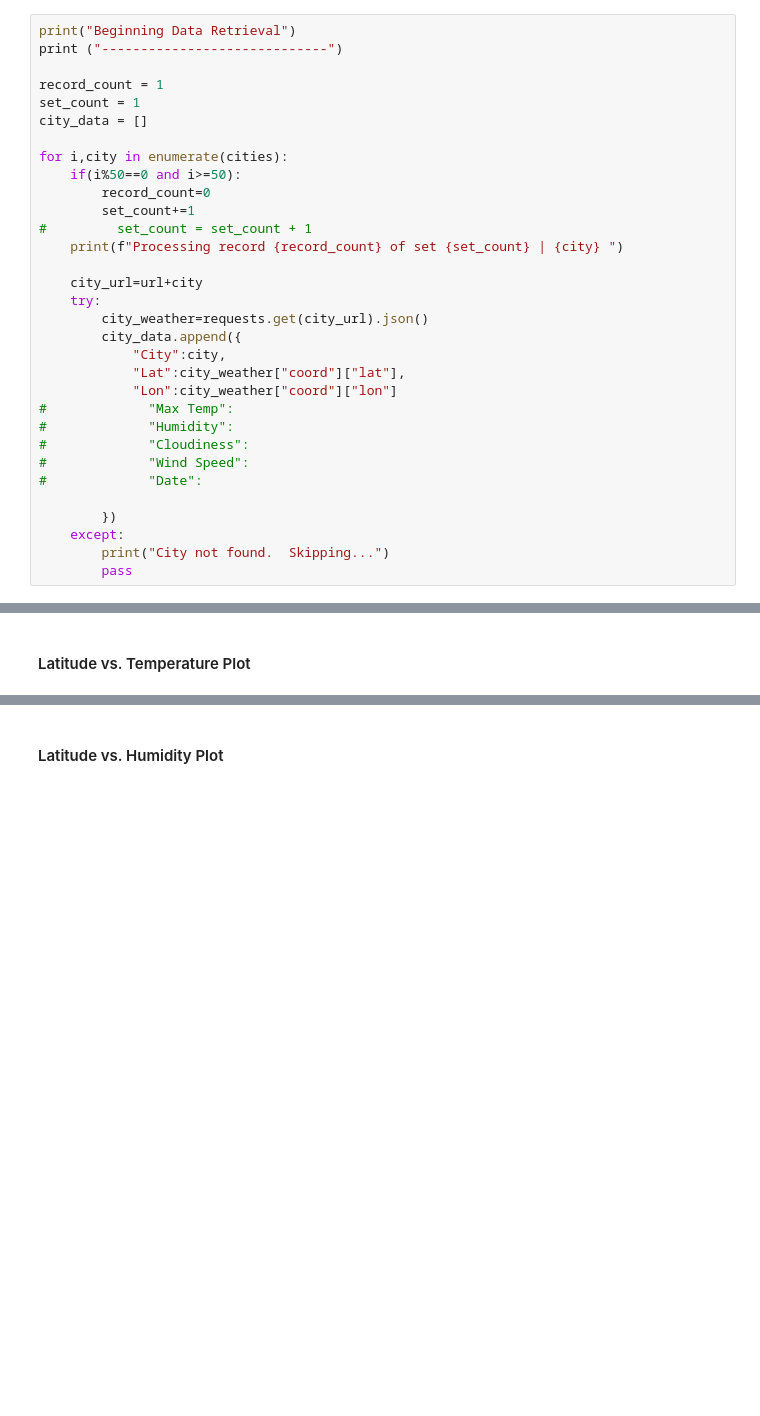
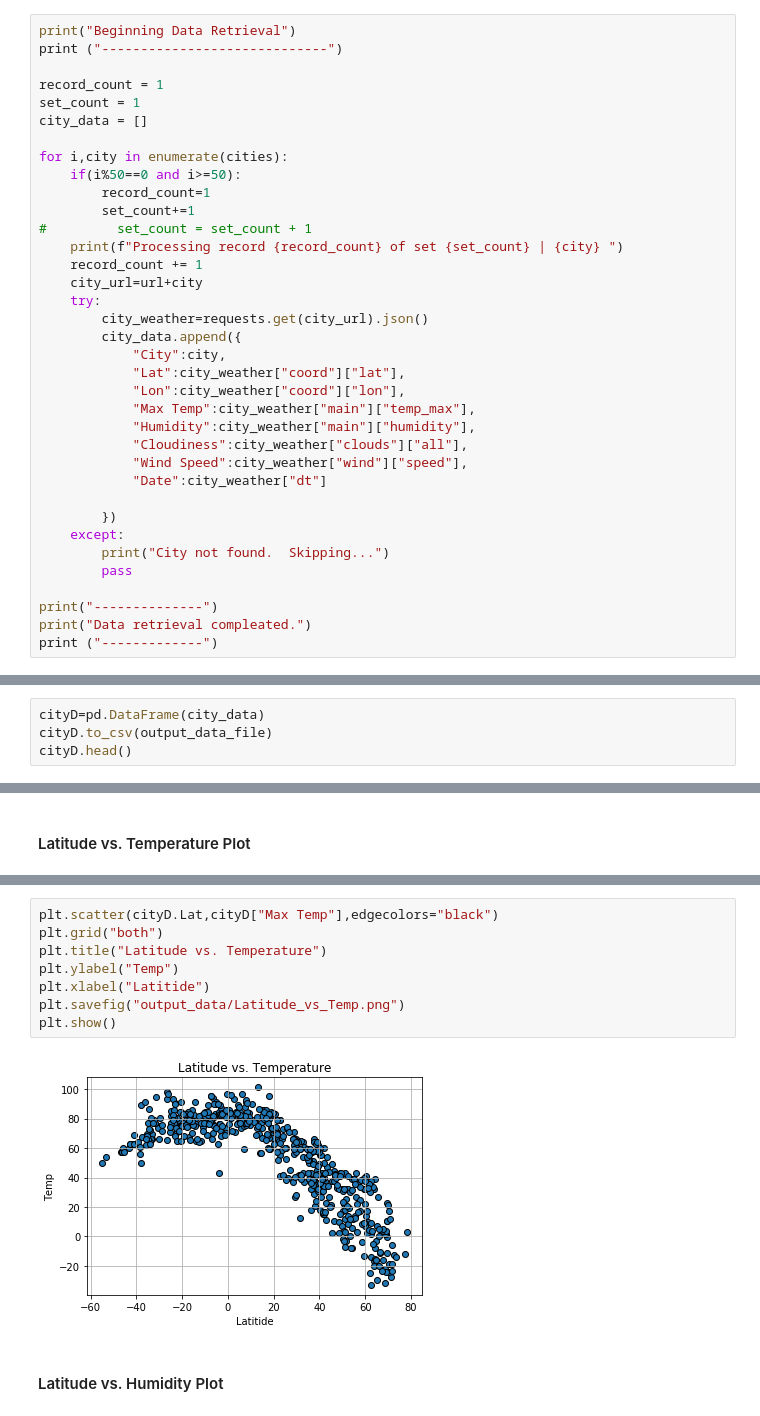
Before and after one commit to JonesInformatics/python-api-challenge, a Jupyter notebook: starter_code/WeatherPy.ipynb, the cells around one changed output, grey strips where cells are left out. Drawn from its saved outputs; the diff is of its cells as text; blank space fills up the shorter version.

```diff
--- a/starter_code/WeatherPy.ipynb
+++ b/starter_code/WeatherPy.ipynb
@@ -65,28 +65,32 @@ city_data = []
 
 for i,city in enumerate(cities):
     if(i%50==0 and i>=50):
-        record_count=0
+        record_count=1
         set_count+=1
 #         set_count = set_count + 1
     print(f"Processing record {record_count} of set {set_count} | {city} ")
-
+    record_count += 1
     city_url=url+city
     try:
         city_weather=requests.get(city_url).json()
         city_data.append({
             "City":city,
             "Lat":city_weather["coord"]["lat"],
-            "Lon":city_weather["coord"]["lon"]
-#             "Max Temp":
-#             "Humidity":
-#             "Cloudiness":
-#             "Wind Speed":
-#             "Date":
+            "Lon":city_weather["coord"]["lon"],
+            "Max Temp":city_weather["main"]["temp_max"],
+            "Humidity":city_weather["main"]["humidity"],
+            "Cloudiness":city_weather["clouds"]["all"],
+            "Wind Speed":city_weather["wind"]["speed"],
+            "Date":city_weather["dt"]
 
         })
     except:
         print("City not found.  Skipping...")
         pass
+
+print("--------------")
+print("Data retrieval compleated.")
+print ("-------------")
 # %% [output]
 Beginning Data Retrieval
 -----------------------------
@@ -166,0 +116,4 @@ dtype: int64
+# %%
+cityD=pd.DataFrame(city_data)
+cityD.to_csv(output_data_file)
+cityD.head()
@@ -176,2 +133,12 @@ dtype: int64
+# %%
+plt.scatter(cityD.Lat,cityD["Max Temp"],edgecolors="black")
+plt.grid("both")
+plt.title("Latitude vs. Temperature")
+plt.ylabel("Temp")
+plt.xlabel("Latitide")
+plt.savefig("output_data/Latitude_vs_Temp.png")
+plt.show()
+# %% [output]
+[figure, added]
 # %% [markdown]
 #### Latitude vs. Humidity Plot
```
Also changed, not shown: parts of 11 cells of this notebook.
